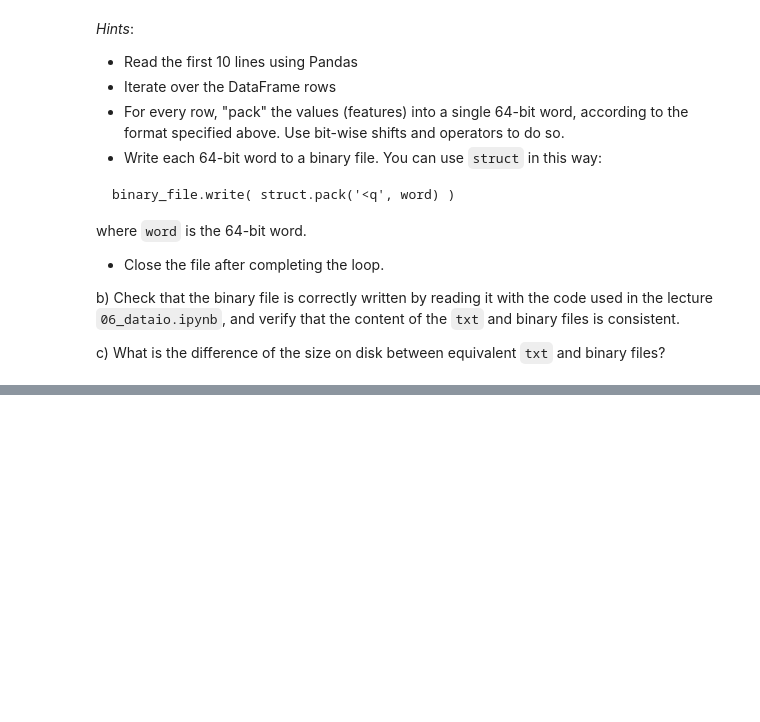
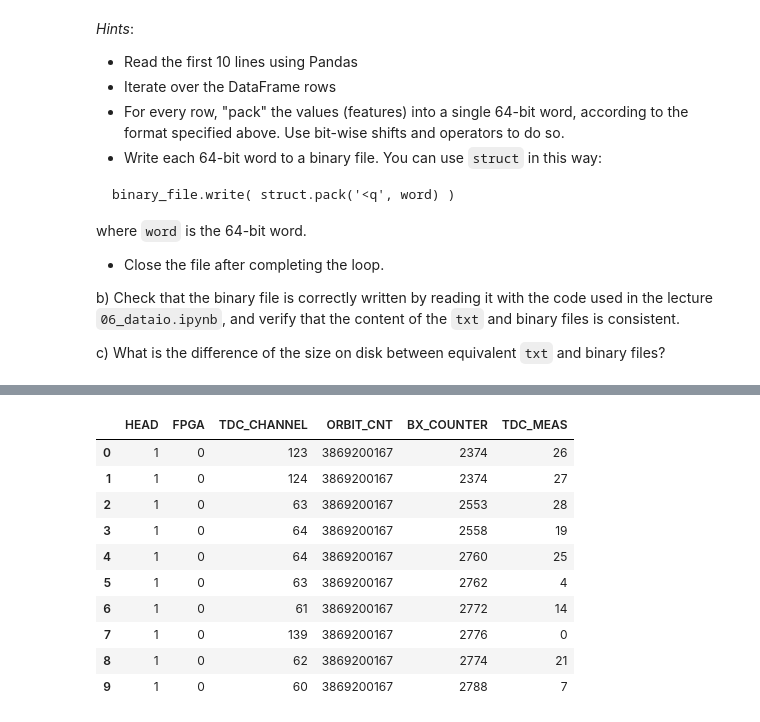
Before and after one commit to francescozanirato/ScientificComputingWithPython2023, a Jupyter notebook: 06ex_dataio.ipynb, the cells around one changed output, grey strips where cells are left out. Drawn from its saved outputs; the diff is of its cells as text; code cells hidden in the pictures; blank space fills up the shorter version.

```diff
--- a/06ex_dataio.ipynb
+++ b/06ex_dataio.ipynb
@@ -185,3 +198,23 @@ and convert the data into the real credit card number, knowing that:
 - the final 4 bits of each line are a padding used to determine the end of the line, and can be ignored
 
 *Hint*: convert the binary numbers to the decimal representation first, and then use the `chr()` function to convert the latter to a char
+# %%
+#!wget https://www.dropbox.com/s/8m0syw2tkul3dap/credit_card.dat
+#!cat credit_card.dat
+import struct
+import struct
+
+number_length = 6
+
+print('All credit cards: \n')
+
+with open('credit_card.dat', 'r') as bin_file:
+    for line in bin_file:
+
+        if len(line) == 119:
+            card_th = ''
+            for i in range(0, len(line)-6, 6):
+                i_th_number = line[i: i+number_length]
+                card_th = card_th + chr(int(i_th_number,2))
+
+            print(card_th)
@@ -209,3 +260,60 @@ where `word` is the 64-bit word.
 b) Check that the binary file is correctly written by reading it with the code used in the lecture `06_dataio.ipynb`, and verify that the content of the `txt` and binary files is consistent.
 
 c) What is the difference of the size on disk between equivalent `txt` and binary files?
+# %%
+import pandas as pd
+
+file_txt = "data/data_000637.txt"
+df = pd.read_csv(file_txt, nrows=10, header=0)
+print('DataFrame with first 10 rows extracted from the file .txt: ')
+display(df)
+
+with open("data_000637.dat", "wb") as out_binary:
+    for row_th in range(len(df)):
+        the_row = df.iloc[row_th]
+        data = the_row.values
+        word = (data[5] << 0 )
+        word = word+(data[4] << 5 )
+        word = word+(data[3] << 17)
+        word = word+(data[2] << 49)
+        word = word+(data[1] << 58)
+        word = word+(data[0] << 62)
+        out_binary.write(struct.pack('<q', word))
+
+out_binary.close()
+
+print('This is the content of the file .dat: \n')
+!hexdump data_000637.dat
+print('\n\n')
+
+data = {}
+
+with open('data_000637.dat', 'rb') as file:
+    file_content = file.read()
+    word_counter = 0
+    word_size = 8 # size of the word in bytes
+    for i in range(0, len(file_content), word_size):
+        word_counter += 1
+        if word_counter > 10: break
+        word = struct.unpack('<q', file_content[i : i + word_size])[0] # get an 8-byte word
+        head     = (word >> 62) & 0x3
+        fpga     = (word >> 58) & 0xF
+        tdc_chan = (word >> 49) & 0x1FF
+        orb_cnt  = (word >> 17) & 0xFFFFFFFF
+        bx       = (word >> 5 ) & 0xFFF
+        tdc_meas = (word >> 0 ) & 0x1F
+        #if i == 0: print ('{0}\t{1}\t{2}\t{3}\t{4}\t{5}'.format('HEAD', 'FPGA', 'CHANNEL', 'ORBIT_CNT', 'BX_CNT', 'TDC_MEAS'))
+        #print('{0}\t{1}\t{2}\t{3}\t{4}\t{5}'.format(head, fpga, tdc_chan, orb_cnt, bx, tdc_meas))
+        entry = {'HEAD' : head, 'FPGA' : fpga, 'CHANNEL' : tdc_chan, 'ORBIT_CNT' : orb_cnt, 'BX_CNT' : bx, 'TDC_MEAS' : tdc_meas}
+        #df = df.append(entry, ignore_index=True)
+        data[word_counter] = entry
+
+
+print('This is the DataFrame built from the .dat file: ')
+df = pd.DataFrame(data).T
+display(df)
+
+print('\n')
+print('Size .dat file: 80 byte')
+print('Size .txt file: 311 byte')
+# %% [output]
@@ -211,0 +321,11 @@ c) What is the difference of the size on disk between equivalent `txt` and binar
+|  | HEAD | FPGA | TDC_CHANNEL | ORBIT_CNT | BX_COUNTER | TDC_MEAS |
+| 0 | 1 | 0 | 123 | 3869200167 | 2374 | 26 |
+| 1 | 1 | 0 | 124 | 3869200167 | 2374 | 27 |
+| 2 | 1 | 0 | 63 | 3869200167 | 2553 | 28 |
+| 3 | 1 | 0 | 64 | 3869200167 | 2558 | 19 |
+| 4 | 1 | 0 | 64 | 3869200167 | 2760 | 25 |
+| 5 | 1 | 0 | 63 | 3869200167 | 2762 | 4 |
+| 6 | 1 | 0 | 61 | 3869200167 | 2772 | 14 |
+| 7 | 1 | 0 | 139 | 3869200167 | 2776 | 0 |
+| 8 | 1 | 0 | 62 | 3869200167 | 2774 | 21 |
+| 9 | 1 | 0 | 60 | 3869200167 | 2788 | 7 |
```
Also changed, not shown: parts of 3 cells of this notebook.
